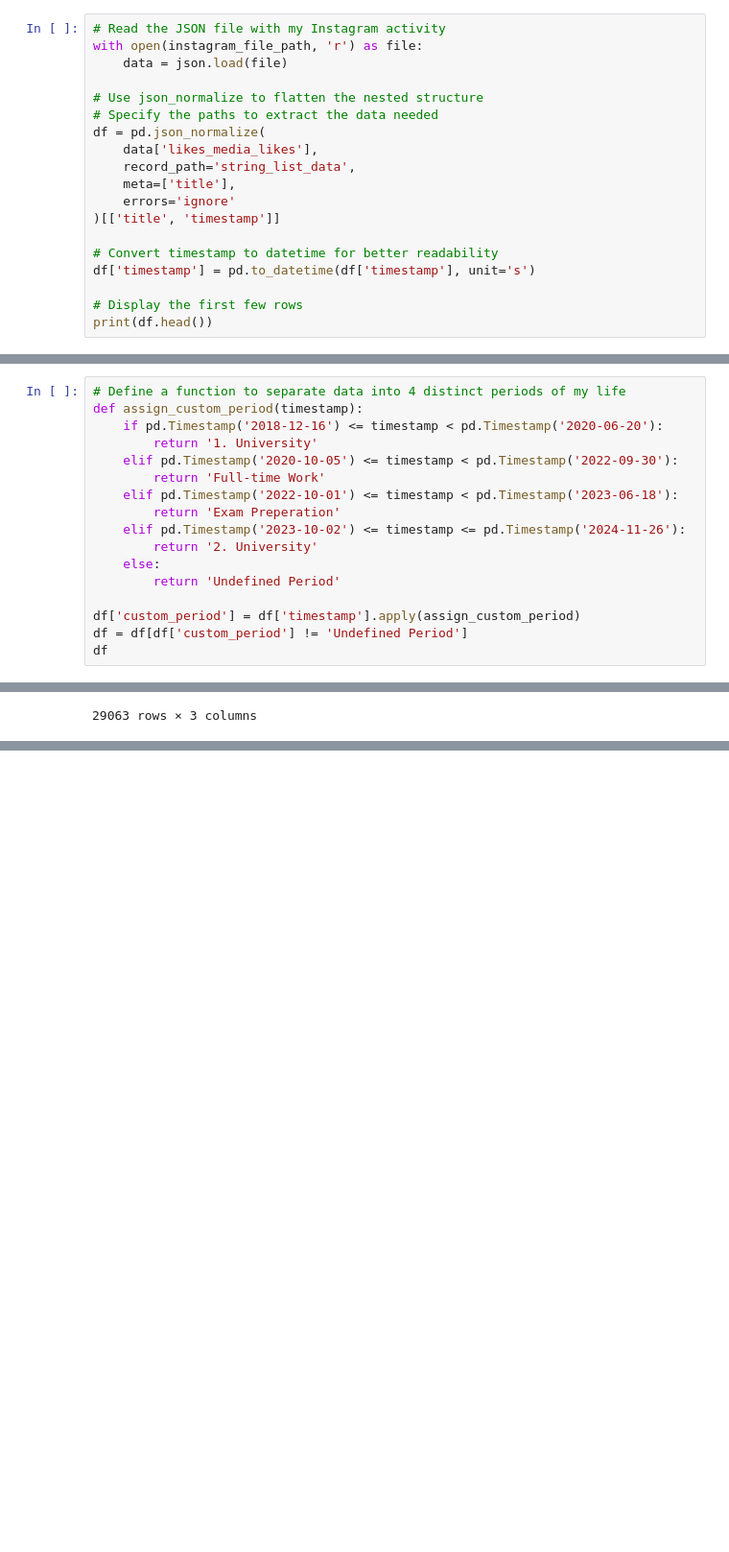
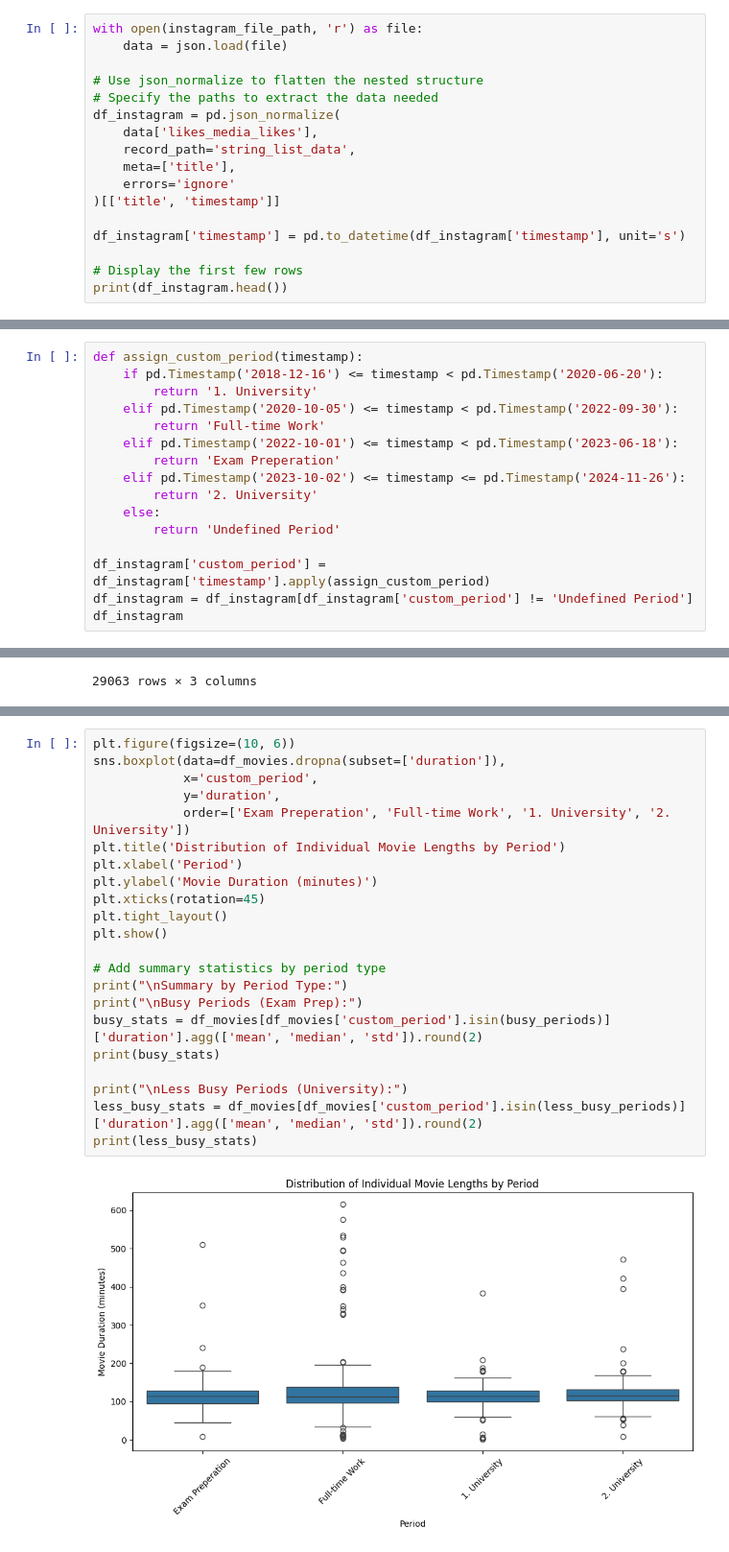
Before and after one commit to idilmuftuoglu/DSA210_TermProject, a Jupyter notebook: DSA210_TermProject.ipynb, the cells around one changed output, grey strips where cells are left out. Shown at 96% size. Cells and saved outputs as stored; diff of their text form; blank space fills up the shorter version.

```diff
--- a/DSA210_TermProject.ipynb
+++ b/DSA210_TermProject.ipynb
@@ -18,22 +45,20 @@ liked_posts.json has the following structure and only the timestamp data is need
 # %%
-# Read the JSON file with my Instagram activity
 with open(instagram_file_path, 'r') as file:
     data = json.load(file)
 
 # Use json_normalize to flatten the nested structure
 # Specify the paths to extract the data needed
-df = pd.json_normalize(
+df_instagram = pd.json_normalize(
     data['likes_media_likes'],
     record_path='string_list_data',
     meta=['title'],
     errors='ignore'
 )[['title', 'timestamp']]
 
-# Convert timestamp to datetime for better readability
-df['timestamp'] = pd.to_datetime(df['timestamp'], unit='s')
+df_instagram['timestamp'] = pd.to_datetime(df_instagram['timestamp'], unit='s')
 
 # Display the first few rows
-print(df.head())
+print(df_instagram.head())
 # %% [output]
                title           timestamp
 0    nocontextceviri 2024-11-25 18:01:31
@@ -44,5 +79,4 @@ print(df.head())
 # %%
-# Define a function to separate data into 4 distinct periods of my life
 def assign_custom_period(timestamp):
     if pd.Timestamp('2018-12-16') <= timestamp < pd.Timestamp('2020-06-20'):
         return '1. University'
@@ -55,9 +89,9 @@ def assign_custom_period(timestamp):
     else:
         return 'Undefined Period'
 
-df['custom_period'] = df['timestamp'].apply(assign_custom_period)
-df = df[df['custom_period'] != 'Undefined Period']
-df
+df_instagram['custom_period'] = df_instagram['timestamp'].apply(assign_custom_period)
+df_instagram = df_instagram[df_instagram['custom_period'] != 'Undefined Period']
+df_instagram
 # %% [output]
 |  | title | timestamp | custom_period |
 | 0 | nocontextceviri | 2024-11-25 18:01:31 | 2. University |
@@ -323,0 +1121,24 @@ Full-time Work    602.0  21.280731  16.613626  0.0  9.0  18.0  28.75  101.0
+# %%
+plt.figure(figsize=(10, 6))
+sns.boxplot(data=df_movies.dropna(subset=['duration']),
+            x='custom_period',
+            y='duration',
+            order=['Exam Preperation', 'Full-time Work', '1. University', '2. University'])
+plt.title('Distribution of Individual Movie Lengths by Period')
+plt.xlabel('Period')
+plt.ylabel('Movie Duration (minutes)')
+plt.xticks(rotation=45)
+plt.tight_layout()
+plt.show()
+
+# Add summary statistics by period type
+print("\nSummary by Period Type:")
+print("\nBusy Periods (Exam Prep):")
+busy_stats = df_movies[df_movies['custom_period'].isin(busy_periods)]['duration'].agg(['mean', 'median', 'std']).round(2)
+print(busy_stats)
+
+print("\nLess Busy Periods (University):")
+less_busy_stats = df_movies[df_movies['custom_period'].isin(less_busy_periods)]['duration'].agg(['mean', 'median', 'std']).round(2)
+print(less_busy_stats)
+# %% [output]
+[figure, added]
```
Also changed, not shown: parts of 31 cells of this notebook.
